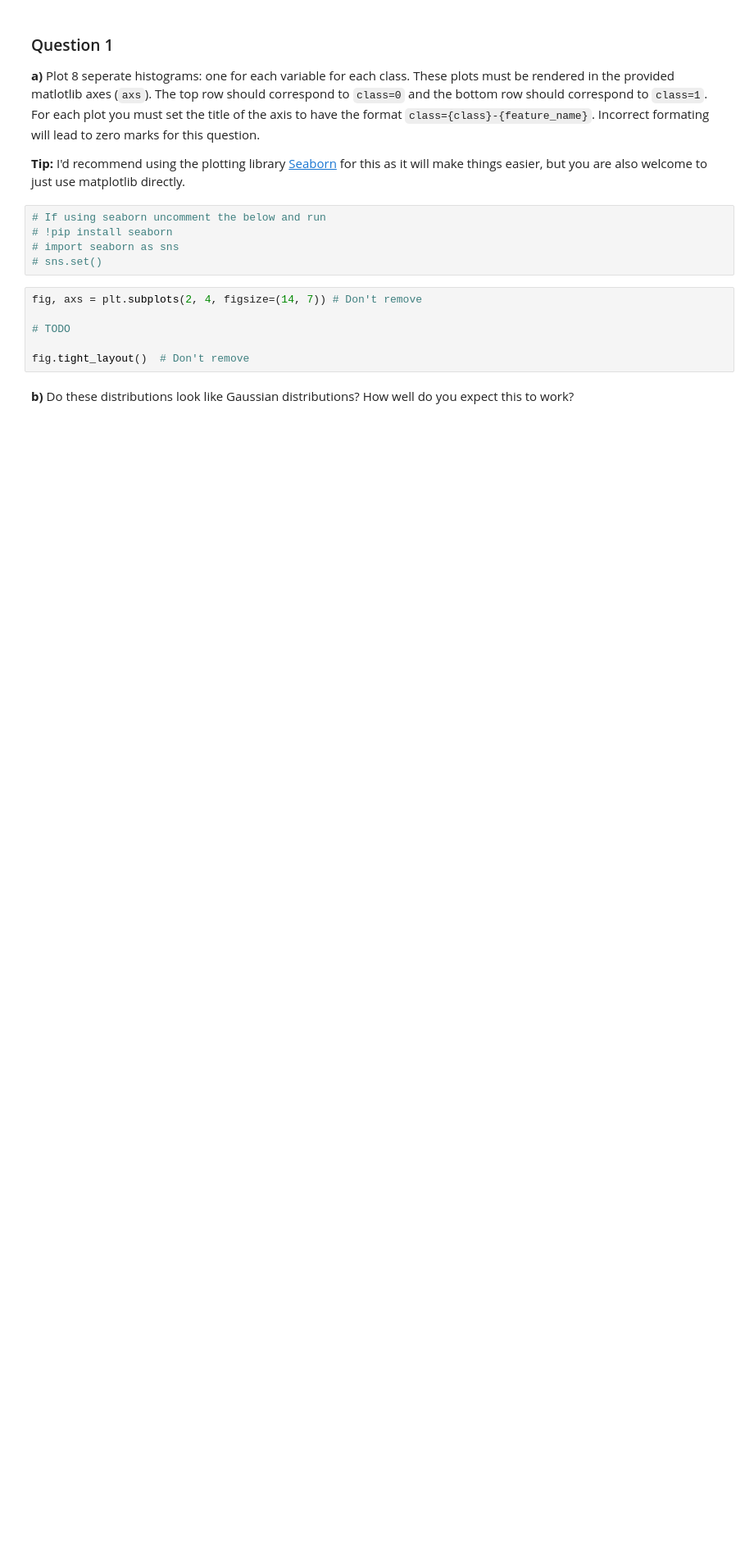
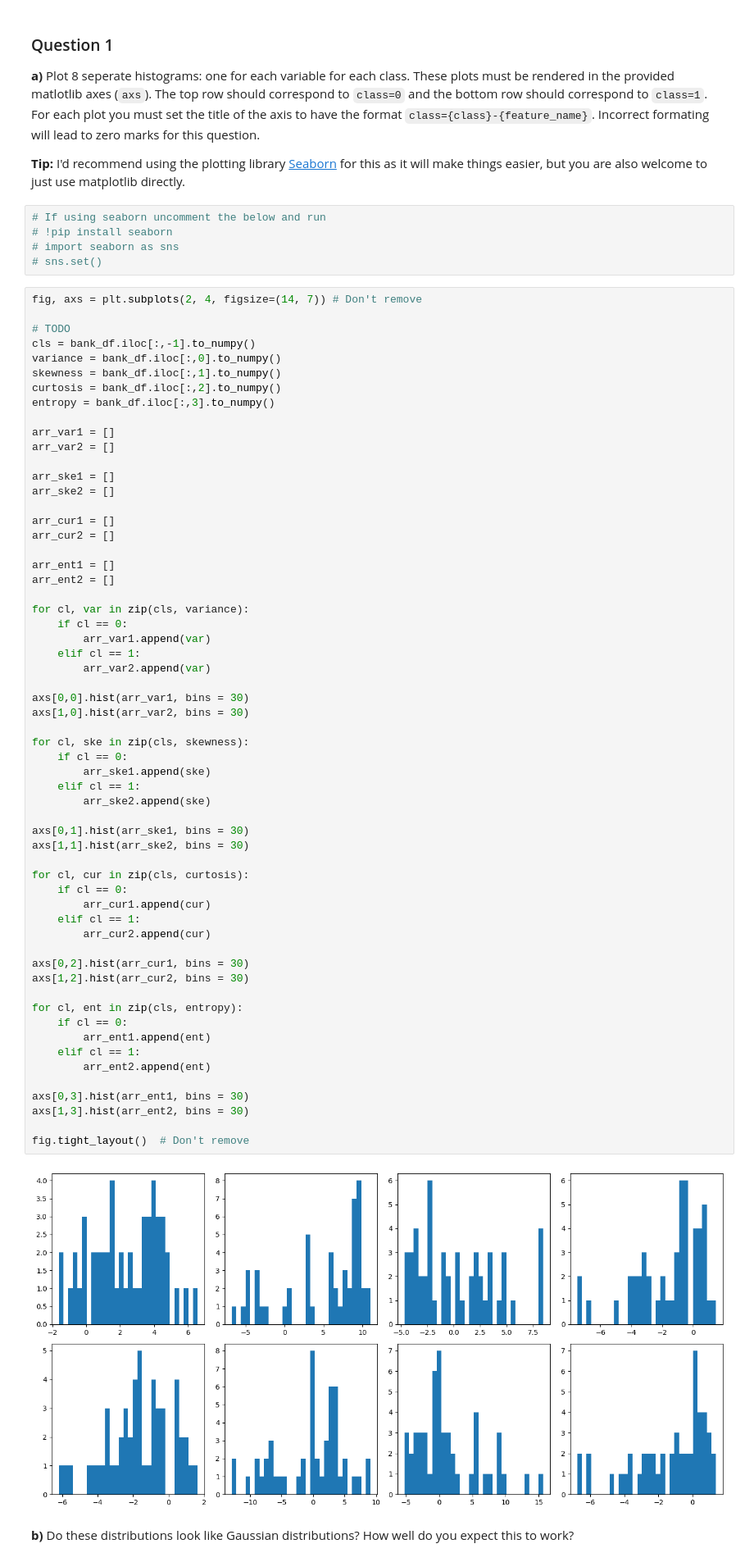
Before and after one commit to DevHackerGamer/Projects, a Jupyter notebook: ML Lab 1.2 - Naive Bayes Pt 2.ipynb, the cells around one changed output. Shown at 82% size. Cells and saved outputs as stored; diff of their text form; blank space fills up the shorter version.

```diff
--- a/ML Lab 1.2 - Naive Bayes Pt 2.ipynb
+++ b/ML Lab 1.2 - Naive Bayes Pt 2.ipynb
@@ -253,9 +328,64 @@ Plot 8 seperate histograms: one for each variable for each class. These plots mu
 # %%
 fig, axs = plt.subplots(2, 4, figsize=(14, 7)) # Don't remove
 
 # TODO
+cls = bank_df.iloc[:,-1].to_numpy()
+variance = bank_df.iloc[:,0].to_numpy()
+skewness = bank_df.iloc[:,1].to_numpy()
+curtosis = bank_df.iloc[:,2].to_numpy()
+entropy = bank_df.iloc[:,3].to_numpy()
+
+arr_var1 = []
+arr_var2 = []
+
+arr_ske1 = []
+arr_ske2 = []
+
+arr_cur1 = []
+arr_cur2 = []
+
+arr_ent1 = []
+arr_ent2 = []
+
+for cl, var in zip(cls, variance):
+    if cl == 0:
+        arr_var1.append(var)
+    elif cl == 1:
+        arr_var2.append(var)
+
+axs[0,0].hist(arr_var1, bins = 30)
+axs[1,0].hist(arr_var2, bins = 30)
+
+for cl, ske in zip(cls, skewness):
+    if cl == 0:
+        arr_ske1.append(ske)
+    elif cl == 1:
+        arr_ske2.append(ske)
+
+axs[0,1].hist(arr_ske1, bins = 30)
+axs[1,1].hist(arr_ske2, bins = 30)
+
+for cl, cur in zip(cls, curtosis):
+    if cl == 0:
+        arr_cur1.append(cur)
+    elif cl == 1:
+        arr_cur2.append(cur)
+
+axs[0,2].hist(arr_cur1, bins = 30)
+axs[1,2].hist(arr_cur2, bins = 30)
+
+for cl, ent in zip(cls, entropy):
+    if cl == 0:
+        arr_ent1.append(ent)
+    elif cl == 1:
+        arr_ent2.append(ent)
+
+axs[0,3].hist(arr_ent1, bins = 30)
+axs[1,3].hist(arr_ent2, bins = 30)
 
 fig.tight_layout()  # Don't remove
+# %% [output]
+[figure, added]
 # %% [markdown]
 **b)** Do these distributions look like Gaussian distributions? How well do you expect this to work?
 # %% [markdown]
```
Also changed, not shown: parts of 18 cells of this notebook.
